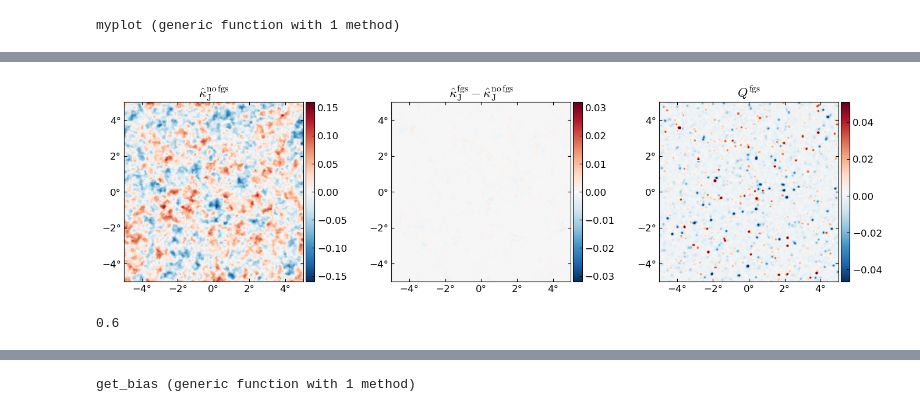
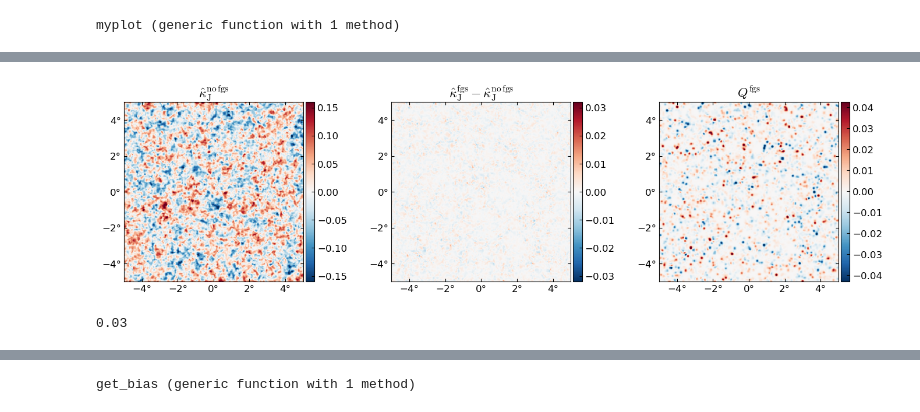
Before and after one commit to EmmanuelSchaan/SehgalRadioPolarizedSources, a Jupyter notebook: analyze_lensing.ipynb, the cells around one changed output, grey strips where cells are left out. Cells and saved outputs as stored; diff of their text form; code cells hidden in the pictures.

```diff
--- a/analyze_lensing.ipynb
+++ b/analyze_lensing.ipynb
@@ -122,11 +203,11 @@ nℓbins = length(ℓcenters);
 Cℓ = get_fiducial_Cℓ(ϕs);
 # %%
 source = :radio
-survey = :wide
-ℓmax_data = 5000
+survey = :deep
+ℓmax_data = 4000
 polfrac_scale = 1
-fluxcut = 5
-freq = 148
+fluxcut = 10.
+freq = 90
 Nbatch = 16;
-fg_data_contrib = PtsrcLens.CUTOUT_UNCORRELATED
+fg_data_contrib = PtsrcLens.CUTOUT_CORRELATED
 fg_cov_modeled = false
@@ -169,15 +304,15 @@ yscale("symlog", linthresh=1e-2)
 # %%
 plot(
     permutedims([
         ∇² * MAPs[1][:nofg,:fgcov].ϕJ[!,1]/2,
         ∇² * (MAPs[1][:corrfg,:fgcov].ϕJ[!,1] - MAPs[1][:nofg,:fgcov].ϕJ[!,1])/2,
-        BandPassOp(beamCℓs(beamFWHM=5)) * (Ms_radio[survey,freq,fluxcut][1]*gs_radio[freq][1])[:Q]
+        BandPassOp(beamCℓs(beamFWHM=5)) * (Ms[source][survey,freq,fluxcut][1]*gs[source][freq][1])[:Q]
     ]),
     title = [L"\hat \kappa_{\rm J}^{\rm no\,fgs}" L"\hat \kappa_{\rm J}^{\rm fgs} - \hat \kappa_{\rm J}^{\rm no\,fgs}" L"Q^{\rm fgs}"],
     vlim = [0.16 0.032 :asym],
 )
 # %% [output]
-[figure, old version]
+[figure, new version]
 # %%
 _unbatch(x) = [batch_index(x,i) for i=1:CMBLensing.batch_length(x)];
 # %%
@@ -191,4 +326,4 @@ Cℓ_noise = Cℓ.total.ϕϕ * (1/mean_ρℓ(:uncorrfg,:fgcov)^2 - 1);
 # %%
 fsky = (survey==:deep ? 0.03 : 0.6)
 # %% [output]
-0.6
+0.03
```
Also changed, not shown: parts of 30 cells of this notebook, 1 other file.
